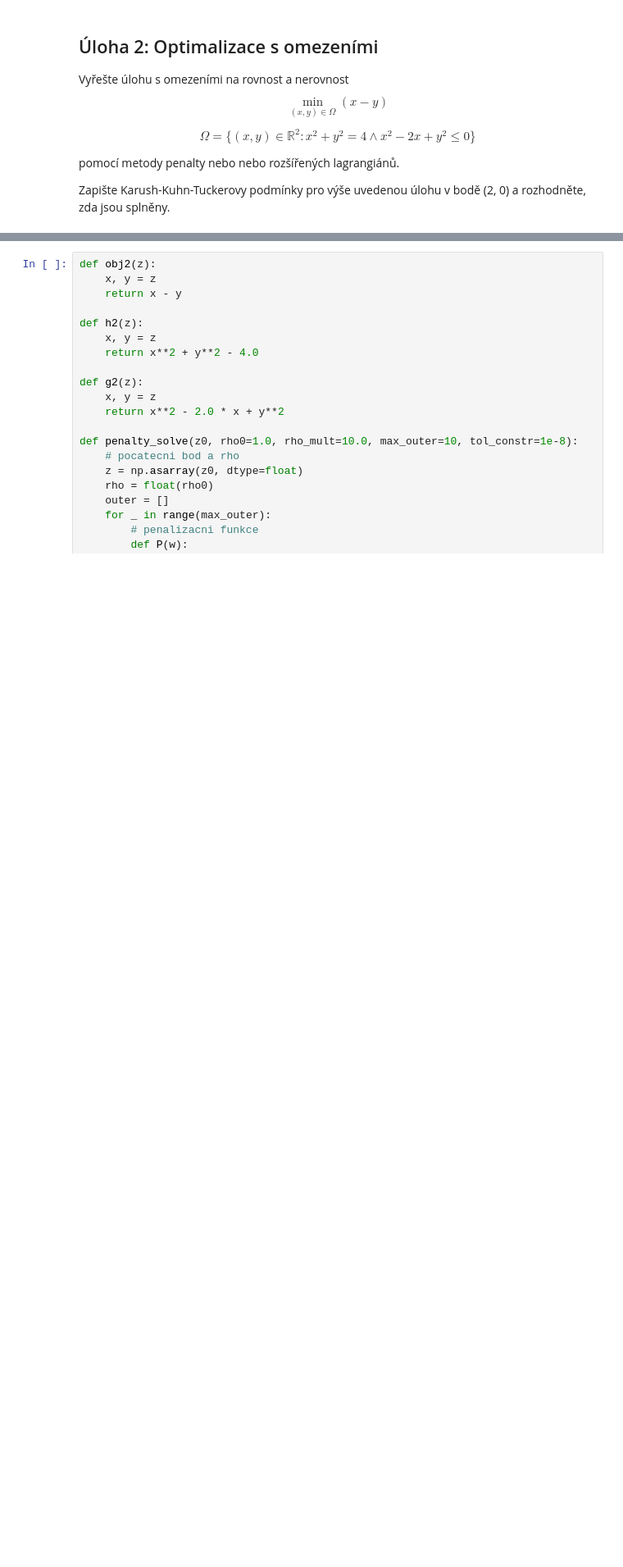
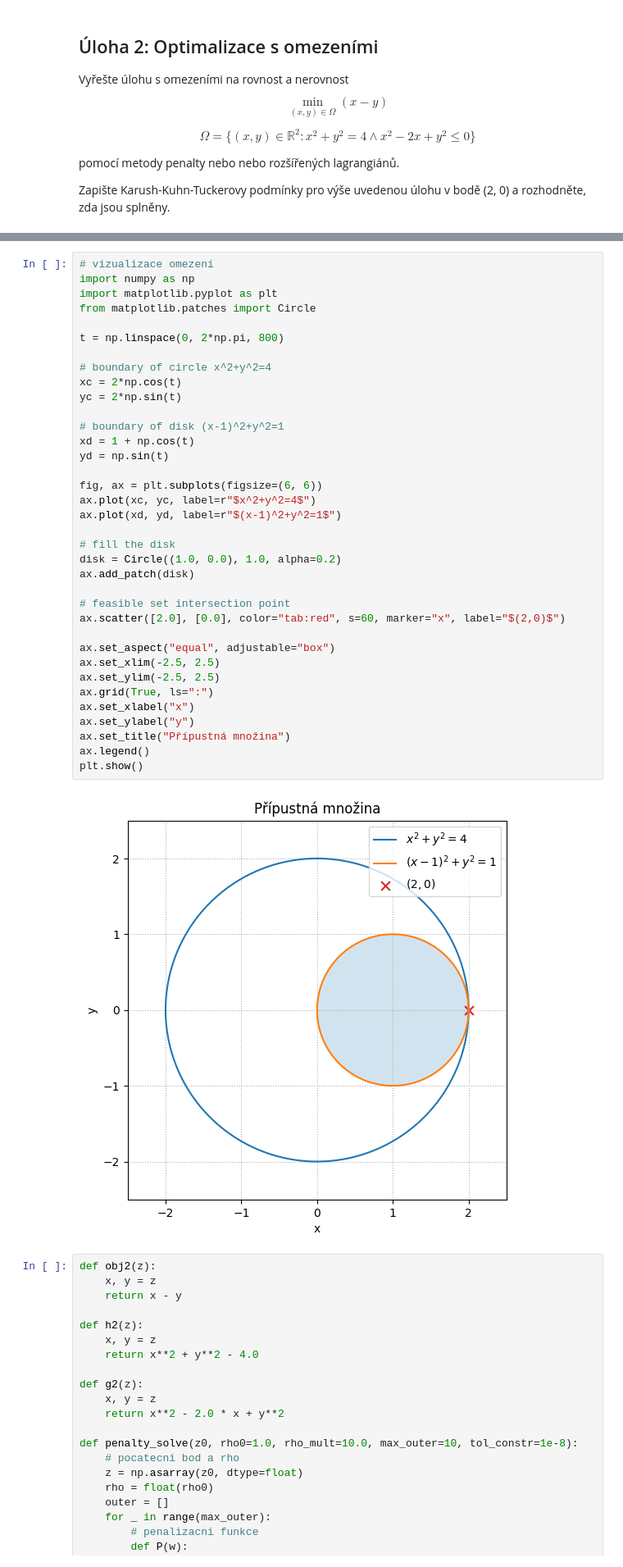
Before and after one commit to dancaseb/metody-optimalizace, a Jupyter notebook: projekt.ipynb, the cells around one changed output, grey strips where cells are left out. Shown at 82% size. Drawn from its saved outputs; the diff is of its cells as text; blank space fills up the shorter version.

```diff
--- a/projekt.ipynb
+++ b/projekt.ipynb
@@ -372,3 +419,41 @@ zda jsou splněny.
+# %%
+# vizualizace omezení
+import numpy as np
+import matplotlib.pyplot as plt
+from matplotlib.patches import Circle
+
+t = np.linspace(0, 2*np.pi, 800)
+
+# boundary of circle x^2+y^2=4
+xc = 2*np.cos(t)
+yc = 2*np.sin(t)
+
+# boundary of disk (x-1)^2+y^2=1
+xd = 1 + np.cos(t)
+yd = np.sin(t)
+
+fig, ax = plt.subplots(figsize=(6, 6))
+ax.plot(xc, yc, label=r"$x^2+y^2=4$")
+ax.plot(xd, yd, label=r"$(x-1)^2+y^2=1$")
+
+# fill the disk
+disk = Circle((1.0, 0.0), 1.0, alpha=0.2)
+ax.add_patch(disk)
+
+# feasible set intersection point
+ax.scatter([2.0], [0.0], color="tab:red", s=60, marker="x", label="$(2,0)$")
+
+ax.set_aspect("equal", adjustable="box")
+ax.set_xlim(-2.5, 2.5)
+ax.set_ylim(-2.5, 2.5)
+ax.grid(True, ls=":")
+ax.set_xlabel("x")
+ax.set_ylabel("y")
+ax.set_title("Přípustná množina")
+ax.legend()
+plt.show()
+# %% [output]
+[figure, added]
 # %%
 def obj2(z):
     x, y = z
```
Also changed, not shown: parts of 7 cells of this notebook.
